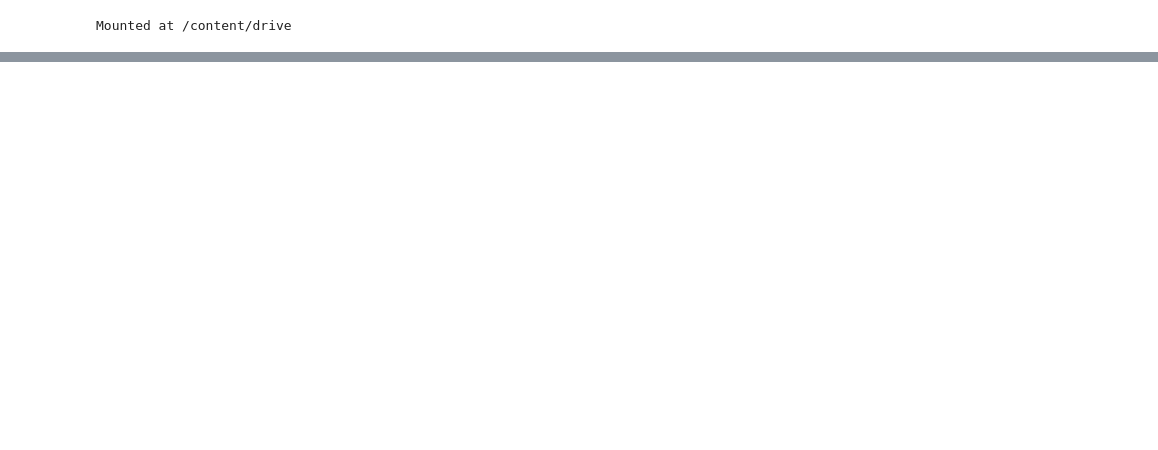
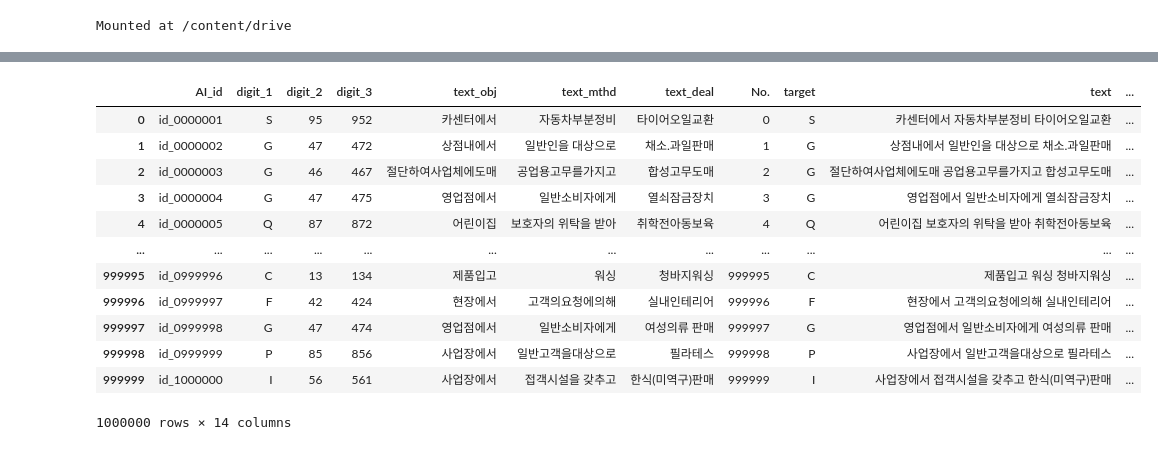
Before and after one commit to teamgaon/SANUP, a Jupyter notebook: 220315_sm_SANUP.ipynb, the cells around one changed output, grey strips where cells are left out. Saved outputs shown, nothing was run; the diff lists cells and outputs as text; code cells hidden in the pictures; blank space fills up the shorter version.

```diff
--- a/220315_sm_SANUP.ipynb
+++ b/220315_sm_SANUP.ipynb
@@ -44,0 +477,3 @@ test
+# %%
+df["target"] = df["digit_1"]
+df["text"] = df["text_obj"]+ " " + df["text_mthd"] + " " + df["text_deal"]
@@ -44,0 +504,2 @@ test
+# %%
+df['text'] = df['text'].str.strip()
@@ -44,0 +564,4 @@ test
+# %%
+my_dict = {}
+for i in range(len(df['target'].unique())):
+  my_dict[df['target'].unique()[i]] = i
@@ -44,0 +590,5 @@ test
+# %%
+def target_to_label(text:str):
+  return my_dict[text]
+
+df['target_label'] = df['target'].map(target_to_label)
@@ -44,0 +604,16 @@ test
+# %%
+df
+# %% [output]
+|  | AI_id | digit_1 | digit_2 | digit_3 | text_obj | text_mthd | text_deal | No. | target | text | ... |
+| 0 | id_0000001 | S | 95 | 952 | 카센터에서 | 자동차부분정비 | 타이어오일교환 | 0 | S | 카센터에서 자동차부분정비 타이어오일교환 | ... |
+| 1 | id_0000002 | G | 47 | 472 | 상점내에서 | 일반인을 대상으로 | 채소.과일판매 | 1 | G | 상점내에서 일반인을 대상으로 채소.과일판매 | ... |
+| 2 | id_0000003 | G | 46 | 467 | 절단하여사업체에도매 | 공업용고무를가지고 | 합성고무도매 | 2 | G | 절단하여사업체에도매 공업용고무를가지고 합성고무도매 | ... |
+| 3 | id_0000004 | G | 47 | 475 | 영업점에서 | 일반소비자에게 | 열쇠잠금장치 | 3 | G | 영업점에서 일반소비자에게 열쇠잠금장치 | ... |
+| 4 | id_0000005 | Q | 87 | 872 | 어린이집 | 보호자의 위탁을 받아 | 취학전아동보육 | 4 | Q | 어린이집 보호자의 위탁을 받아 취학전아동보육 | ... |
+| ... | ... | ... | ... | ... | ... | ... | ... | ... | ... | ... | ... |
+| 999995 | id_0999996 | C | 13 | 134 | 제품입고 | 워싱 | 청바지워싱 | 999995 | C | 제품입고 워싱 청바지워싱 | ... |
+| 999996 | id_0999997 | F | 42 | 424 | 현장에서 | 고객의요청에의해 | 실내인테리어 | 999996 | F | 현장에서 고객의요청에의해 실내인테리어 | ... |
+| 999997 | id_0999998 | G | 47 | 474 | 영업점에서 | 일반소비자에게 | 여성의류 판매 | 999997 | G | 영업점에서 일반소비자에게 여성의류 판매 | ... |
+| 999998 | id_0999999 | P | 85 | 856 | 사업장에서 | 일반고객을대상으로 | 필라테스 | 999998 | P | 사업장에서 일반고객을대상으로 필라테스 | ... |
+| 999999 | id_1000000 | I | 56 | 561 | 사업장에서 | 접객시설을 갖추고 | 한식(미역구)판매 | 999999 | I | 사업장에서 접객시설을 갖추고 한식(미역구)판매 | ... |
+1000000 rows × 14 columns
```
Also changed, not shown: parts of 85 cells of this notebook.
